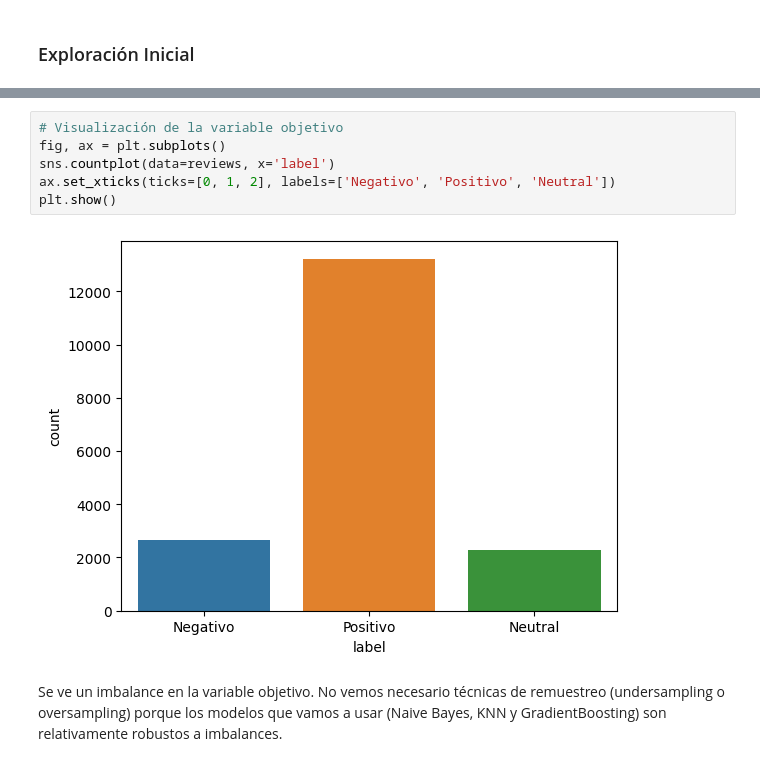
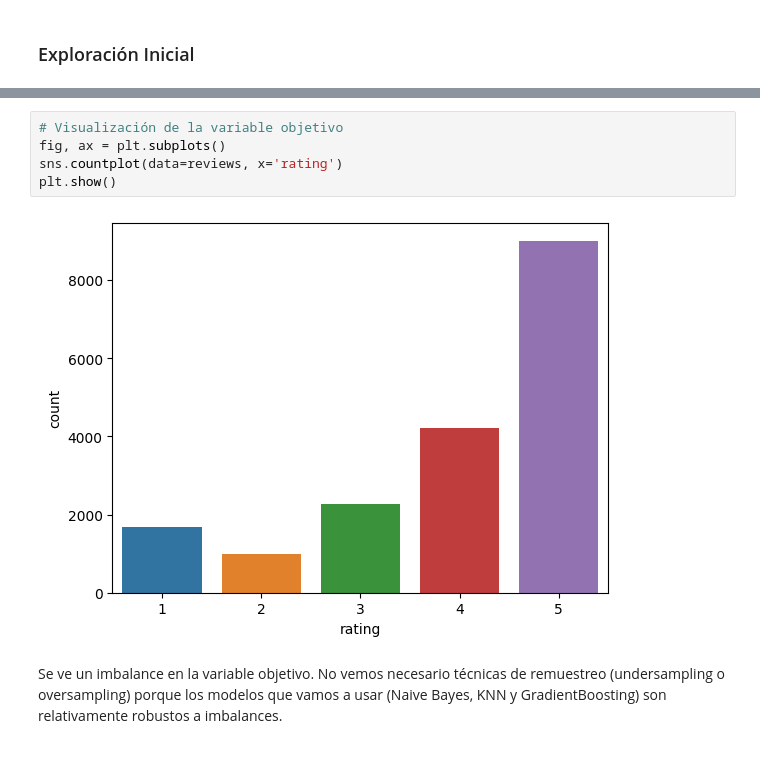
Before and after one commit to miguelzaga/Machine-Learning-Techniques, a Jupyter notebook: Taller_3/Taller_3.ipynb, the cells around one changed output, grey strips where cells are left out. Saved outputs shown, nothing was run; the diff lists cells and outputs as text.

```diff
--- a/Taller_3/Taller_3.ipynb
+++ b/Taller_3/Taller_3.ipynb
@@ -96,10 +114,9 @@ dtype: int64
 # %%
 # Visualización de la variable objetivo
 fig, ax = plt.subplots()
-sns.countplot(data=reviews, x='label')
-ax.set_xticks(ticks=[0, 1, 2], labels=['Negativo', 'Positivo', 'Neutral'])
+sns.countplot(data=reviews, x='rating')
 plt.show()
 # %% [output]
-[figure, old version]
+[figure, new version]
 # %% [markdown]
 Se ve un imbalance en la variable objetivo. No vemos necesario técnicas de remuestreo (undersampling o oversampling) porque los modelos que vamos a usar (Naive Bayes, KNN y GradientBoosting) son relativamente robustos a imbalances.
```
Also changed, not shown: parts of 21 cells of this notebook.
